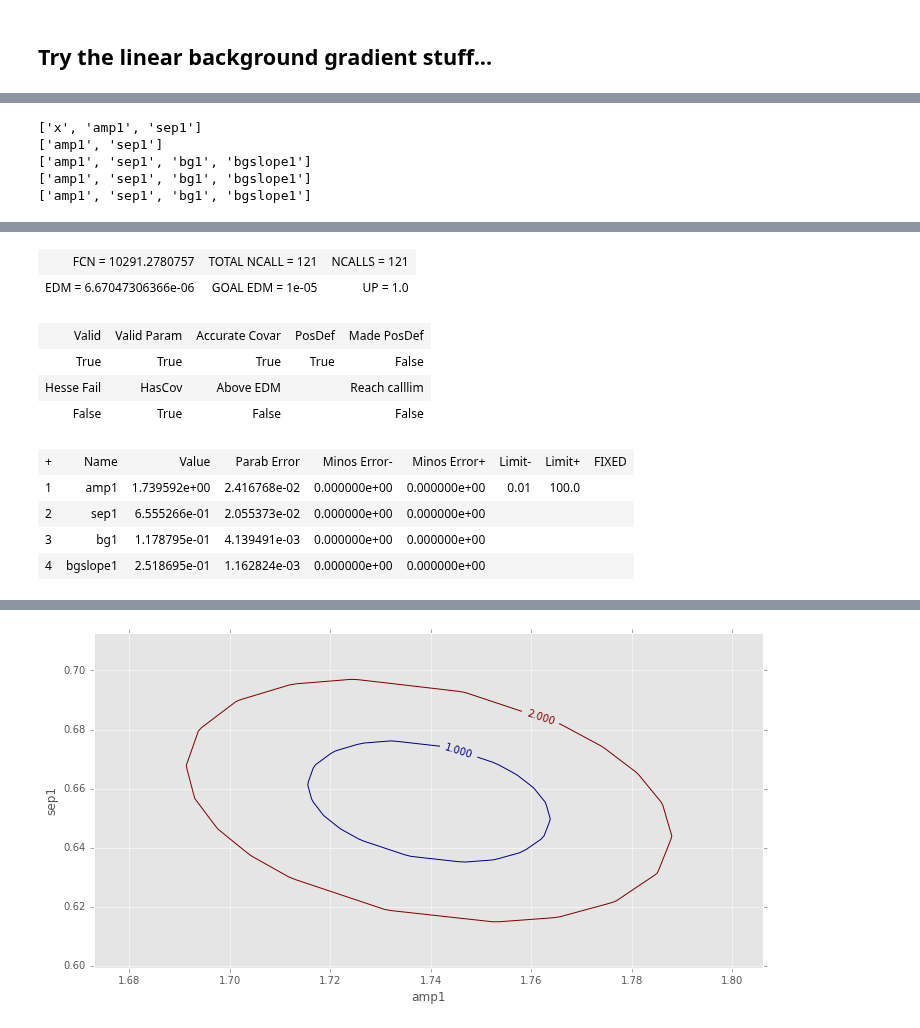
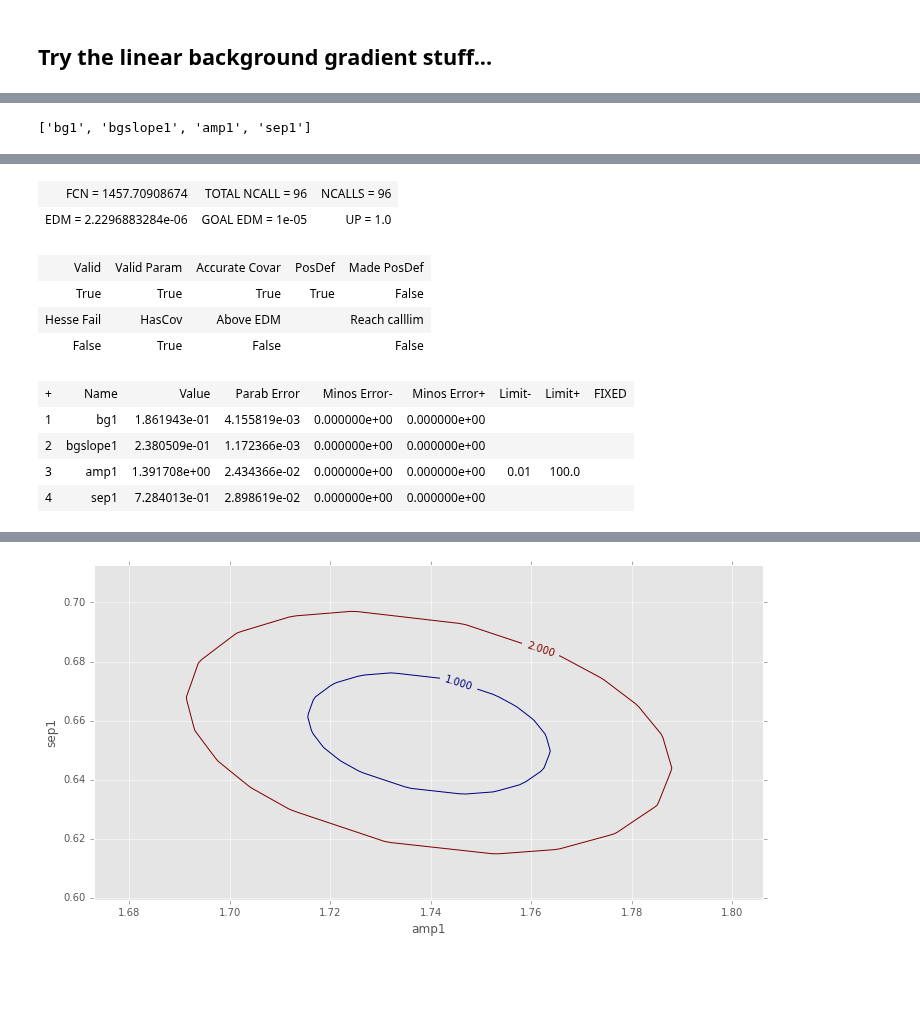
Before and after one commit to djreiss/lsst-dipole, a Jupyter notebook: notebooks/test_notebooks/test iminuit.ipynb, the cells around one changed output, grey strips where cells are left out. Drawn from its saved outputs; the diff is of its cells as text; code cells hidden in the pictures; blank space fills up the shorter version.

```diff
--- a/notebooks/test_notebooks/test iminuit.ipynb
+++ b/notebooks/test_notebooks/test iminuit.ipynb
@@ -479,7 +478,7 @@ def fitDipole4(ydata, xdata, amp1Start=3., sep1Start=2., bgslope1start=0., fitFu
 
     return result
 # %%
-ydata = ydataOrig + np.random.normal(scale=0.3, size=ydataOrig.shape) ## make it super noisy
+ydata = ydataOrig + np.random.normal(scale=0.1, size=ydataOrig.shape) ## make it super noisy
 ydata[len(xdata):2*len(xdata)] += 0.2 + 0.234*xdata
 ydata[2*len(xdata):]           += 0.2 + 0.234*xdata
 result = fitDipole4(ydata, xdata, amp1Start=1.5, sep1Start=1.5, fitFunc=gen_dipole4, verbose=True)
@@ -513,59 +512,47 @@ plt.show()
 # %%
 def gen_slope(x, bg1=0.5, bgslope1=0.02):
     bg = bg1 + bgslope1*x
     return bg
 
-def gen_posImage(x, amp1=1., sep1=1., bg1=0.5, bgslope1=0.02):
-    ypos = amp1 * norm.pdf(x,  sep1/2., 1) + gen_slope(x, bg1, bgslope1)
+def gen_posImage(x, amp1=1., sep1=1.): #, bg1=0.5, bgslope1=0.02):
+    ypos = amp1 * norm.pdf(x,  sep1/2., 1) #+ gen_slope(x, bg1, bgslope1)
     return ypos
 
-def gen_negImage(x, amp1=1., sep1=1., bg1=0.5, bgslope1=0.02):
-    yneg = amp1 * norm.pdf(x, -sep1/2., 1) + gen_slope(x, bg1, bgslope1)
+def gen_negImage(x, amp1=1., sep1=1.): #, bg1=0.5, bgslope1=0.02):
+    yneg = amp1 * norm.pdf(x, -sep1/2., 1) #+ gen_slope(x, bg1, bgslope1)
     return yneg
 
-def gen_dipole3(x, amp1=1., sep1=1.): ##, bg1=0.5, bgslope1=0.02):
-    #bg = gen_bg(bg1, bgslope1)
-    ypos = gen_posImage(x, amp1, sep1, bg1=0., bgslope1=0.)
-    yneg = gen_negImage(x, amp1, sep1, bg1=0., bgslope1=0.)
-    yout = ypos - yneg
-    return yout
-
-print iminuit.describe(gen_dipole3)
 xdata2 = xdata.copy()
 ydata2 = ydata.copy()
 err = np.ones_like(xdata2) * 0.03
 
-difchi2 = probfit.Chi2Regression(gen_dipole3, xdata2, ydata2[:40], err)
-print probfit.describe(difchi2)
-poschi2 = probfit.Chi2Regression(gen_posImage, xdata2, ydata2[40:80], err)
-print probfit.describe(poschi2)
-negchi2 = probfit.Chi2Regression(gen_negImage, xdata2, ydata2[80:120], err)
-print probfit.describe(negchi2)
+factors = [lambda x: 1.0, lambda x: -1.0]   ## factors to make dipole: +1*posImage, and -1*negImage
+
+difchi2 = probfit.Chi2Regression(probfit.AddPdf(gen_posImage, gen_negImage, factors=factors),
+                                 xdata2, ydata2[:40], err)
+poschi2 = probfit.Chi2Regression(probfit.AddPdf(gen_slope, gen_posImage), xdata2, ydata2[40:80], err)
+negchi2 = probfit.Chi2Regression(probfit.AddPdf(gen_slope, gen_negImage), xdata2, ydata2[80:120], err)
 simchi2 = probfit.SimultaneousFit(poschi2, negchi2, difchi2) ## apparently it matters which one comes first!
 print probfit.describe(simchi2)
 
 bg1start = np.median(ydata[40:])
 
 minuit = iminuit.Minuit(simchi2, amp1=1.5, sep1=1.5, bg1=bg1start, limit_amp1=(0.01,100.) )
 _ = minuit.migrad();
 # %% [output]
-['x', 'amp1', 'sep1']
-['amp1', 'sep1']
-['amp1', 'sep1', 'bg1', 'bgslope1']
-['amp1', 'sep1', 'bg1', 'bgslope1']
-['amp1', 'sep1', 'bg1', 'bgslope1']
+['bg1', 'bgslope1', 'amp1', 'sep1']
 [interactive output not drawn]
-| FCN = 10291.2780757 | TOTAL NCALL = 121 | NCALLS = 121 |
-| EDM = 6.67047306366e-06 | GOAL EDM = 1e-05 | UP = 1.0 |
+| FCN = 1457.70908674 | TOTAL NCALL = 96 | NCALLS = 96 |
+| EDM = 2.2296883284e-06 | GOAL EDM = 1e-05 | UP = 1.0 |
 | Valid | Valid Param | Accurate Covar | PosDef | Made PosDef |
 | True | True | True | True | False |
 | Hesse Fail | HasCov | Above EDM |  | Reach calllim |
 | False | True | False |  | False |
 | + | Name | Value | Parab Error | Minos Error- | Minos Error+ | Limit- | Limit+ | FIXED |
-| 1 | amp1 | 1.739592e+00 | 2.416768e-02 | 0.000000e+00 | 0.000000e+00 | 0.01 | 100.0 |  |
-| 2 | sep1 | 6.555266e-01 | 2.055373e-02 | 0.000000e+00 | 0.000000e+00 |  |  |  |
-| 3 | bg1 | 1.178795e-01 | 4.139491e-03 | 0.000000e+00 | 0.000000e+00 |  |  |  |
-| 4 | bgslope1 | 2.518695e-01 | 1.162824e-03 | 0.000000e+00 | 0.000000e+00 |  |  |  |
+| 1 | bg1 | 1.861943e-01 | 4.155819e-03 | 0.000000e+00 | 0.000000e+00 |  |  |  |
+| 2 | bgslope1 | 2.380509e-01 | 1.172366e-03 | 0.000000e+00 | 0.000000e+00 |  |  |  |
+| 3 | amp1 | 1.391708e+00 | 2.434366e-02 | 0.000000e+00 | 0.000000e+00 | 0.01 | 100.0 |  |
+| 4 | sep1 | 7.284013e-01 | 2.898619e-02 | 0.000000e+00 | 0.000000e+00 |  |  |  |
 [interactive output not drawn]
 # %%
 #if False:  ## error because of AddPdf()
```
Also changed, not shown: parts of 8 cells of this notebook.
